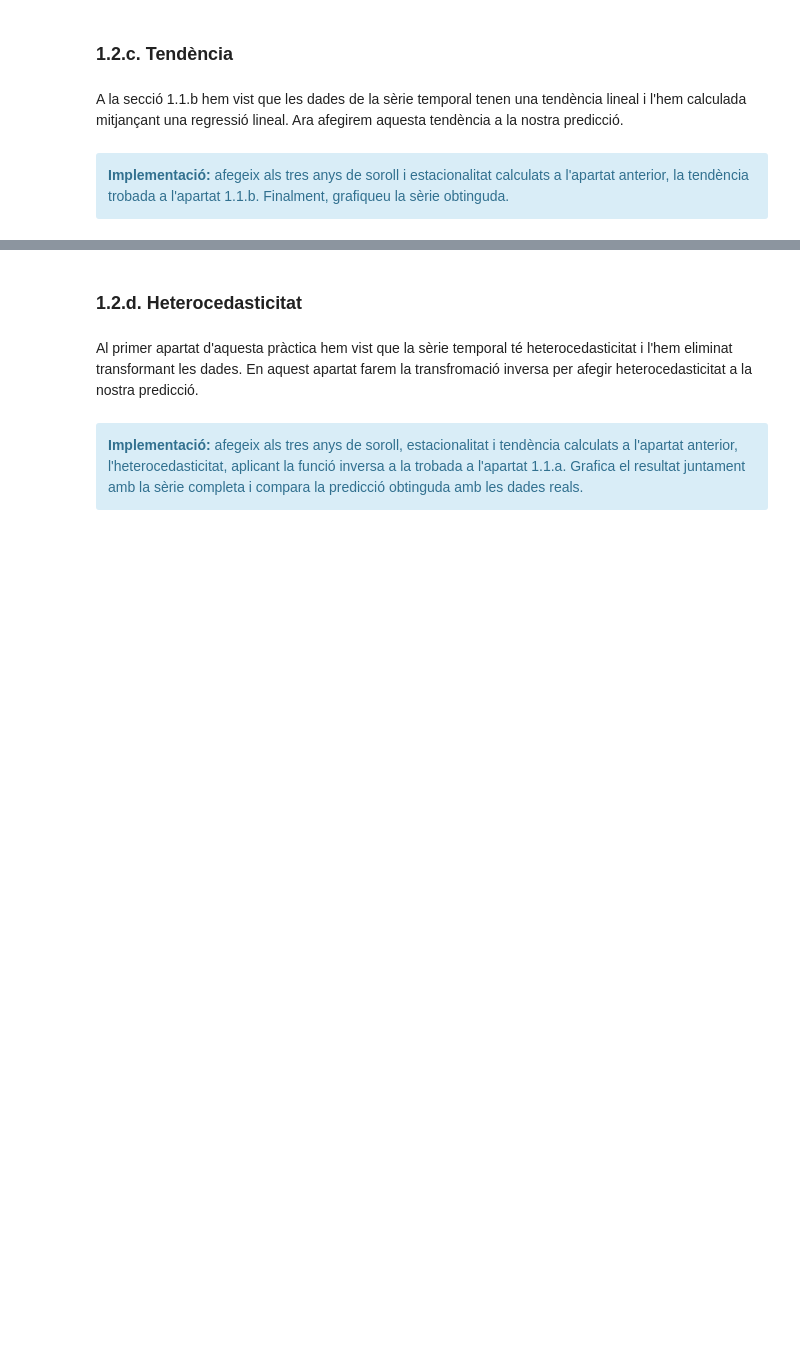
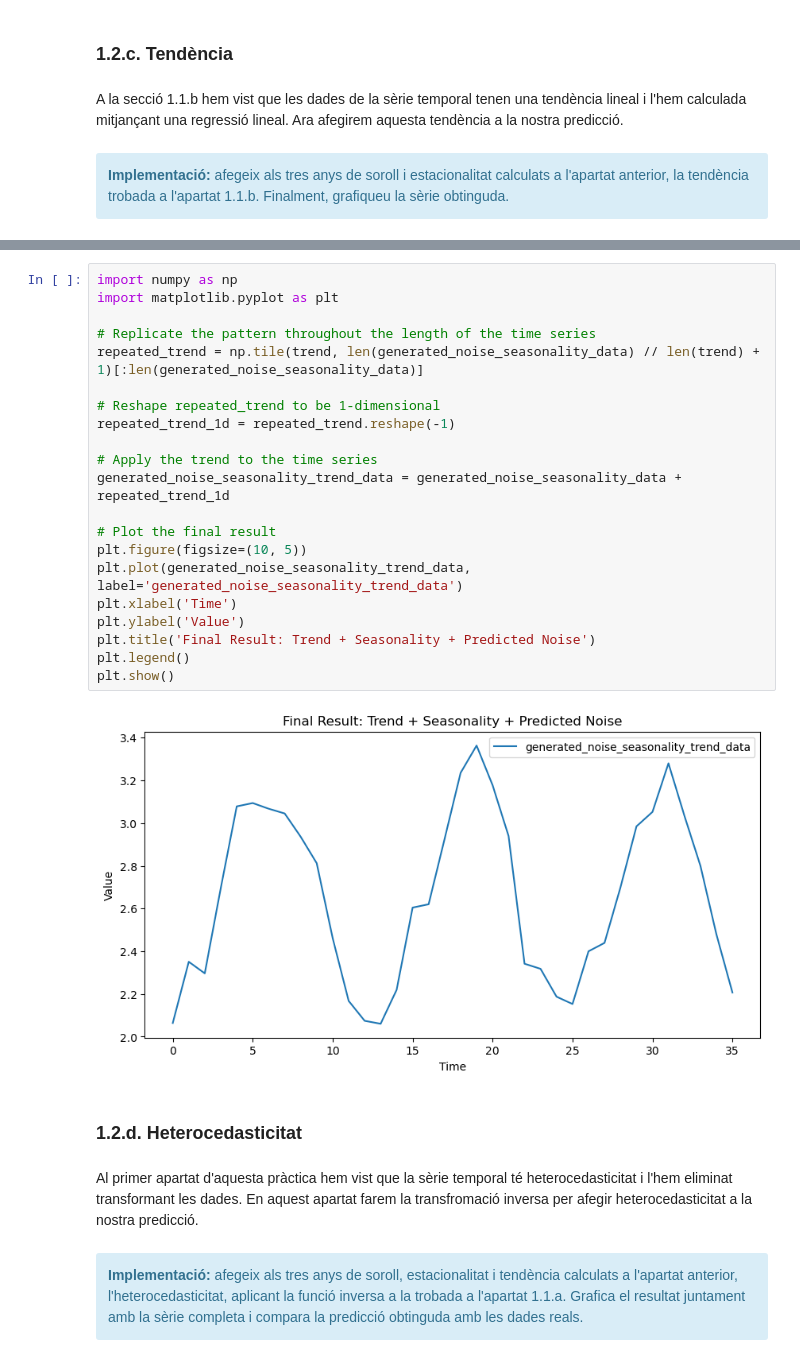
Before and after one commit to xaviermaltas/advancedDataMiningModels, a Jupyter notebook: PAC4/20222_M2.955_PAC4-Enunciat.ipynb, the cells around one changed output, grey strips where cells are left out. Saved outputs shown, nothing was run; the diff lists cells and outputs as text; blank space fills up the shorter version.

```diff
--- a/PAC4/20222_M2.955_PAC4-Enunciat.ipynb
+++ b/PAC4/20222_M2.955_PAC4-Enunciat.ipynb
@@ -468,3 +434,26 @@ plt.show()
+# %%
+import numpy as np
+import matplotlib.pyplot as plt
+
+# Replicate the pattern throughout the length of the time series
+repeated_trend = np.tile(trend, len(generated_noise_seasonality_data) // len(trend) + 1)[:len(generated_noise_seasonality_data)]
+
+# Reshape repeated_trend to be 1-dimensional
+repeated_trend_1d = repeated_trend.reshape(-1)
+
+# Apply the trend to the time series
+generated_noise_seasonality_trend_data = generated_noise_seasonality_data + repeated_trend_1d
+
+# Plot the final result
+plt.figure(figsize=(10, 5))
+plt.plot(generated_noise_seasonality_trend_data, label='generated_noise_seasonality_trend_data')
+plt.xlabel('Time')
+plt.ylabel('Value')
+plt.title('Final Result: Trend + Seasonality + Predicted Noise')
+plt.legend()
+plt.show()
+# %% [output]
+[figure, added]
 # %% [markdown]
 ### 1.2.d. Heterocedasticitat
 # %% [markdown]
```
Also changed, not shown: parts of 6 cells of this notebook, 1 other file.
